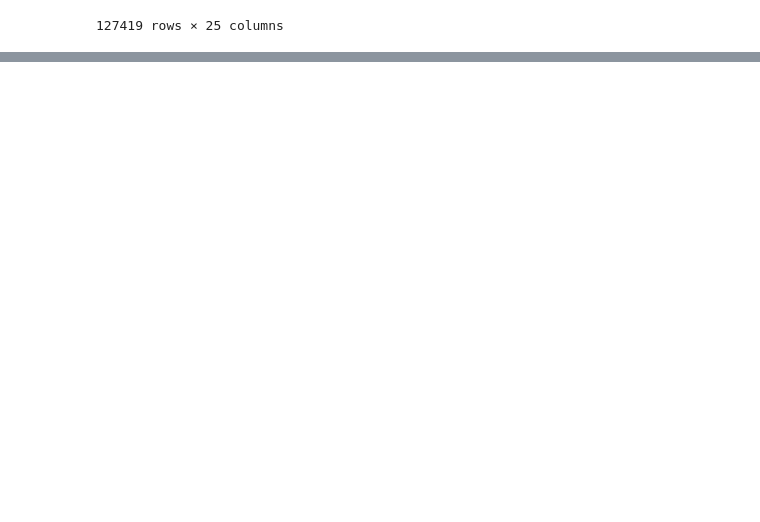
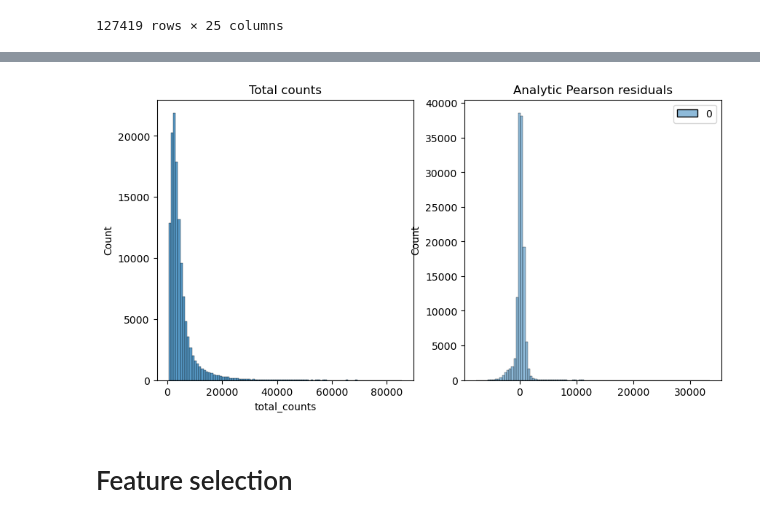
Before and after one commit to umlaufal/circ_iri, a Jupyter notebook: sc_concat_normalize_dim_reduction.ipynb, the cells around one changed output, grey strips where cells are left out. Saved outputs shown, nothing was run; the diff lists cells and outputs as text; code cells hidden in the pictures; blank space fills up the shorter version.

```diff
--- a/sc_concat_normalize_dim_reduction.ipynb
+++ b/sc_concat_normalize_dim_reduction.ipynb
@@ -58,0 +168,14 @@ adata.obs
+# %%
+analytic_pearson = sc.experimental.pp.normalize_pearson_residuals(adata, inplace=False)
+adata.layers["analytic_pearson_residuals"] = csr_matrix(analytic_pearson["X"])
+# %%
+fig, axes = plt.subplots(1, 2, figsize=(10, 5))
+p1 = sns.histplot(adata.obs["total_counts"], bins=100, kde=False, ax=axes[0])
+axes[0].set_title("Total counts")
+p2 = sns.histplot(
+    adata.layers["analytic_pearson_residuals"].sum(1), bins=100, kde=False, ax=axes[1]
+)
+axes[1].set_title("Analytic Pearson residuals")
+plt.show()
+# %% [output]
+[figure, added]
@@ -58,0 +190,2 @@ adata.obs
+# %% [markdown]
+# Feature selection
```
Also changed, not shown: parts of 17 cells of this notebook.
